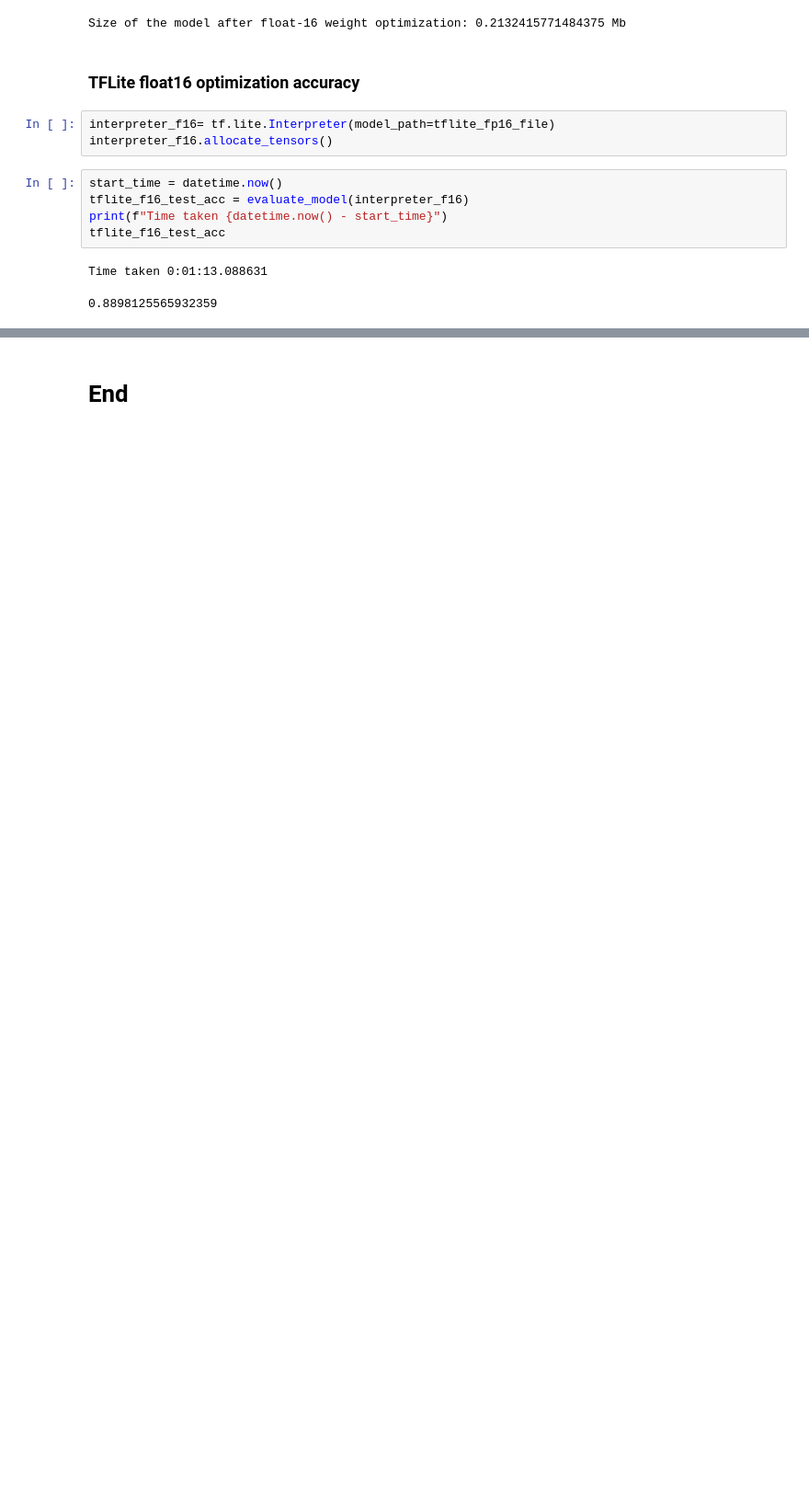
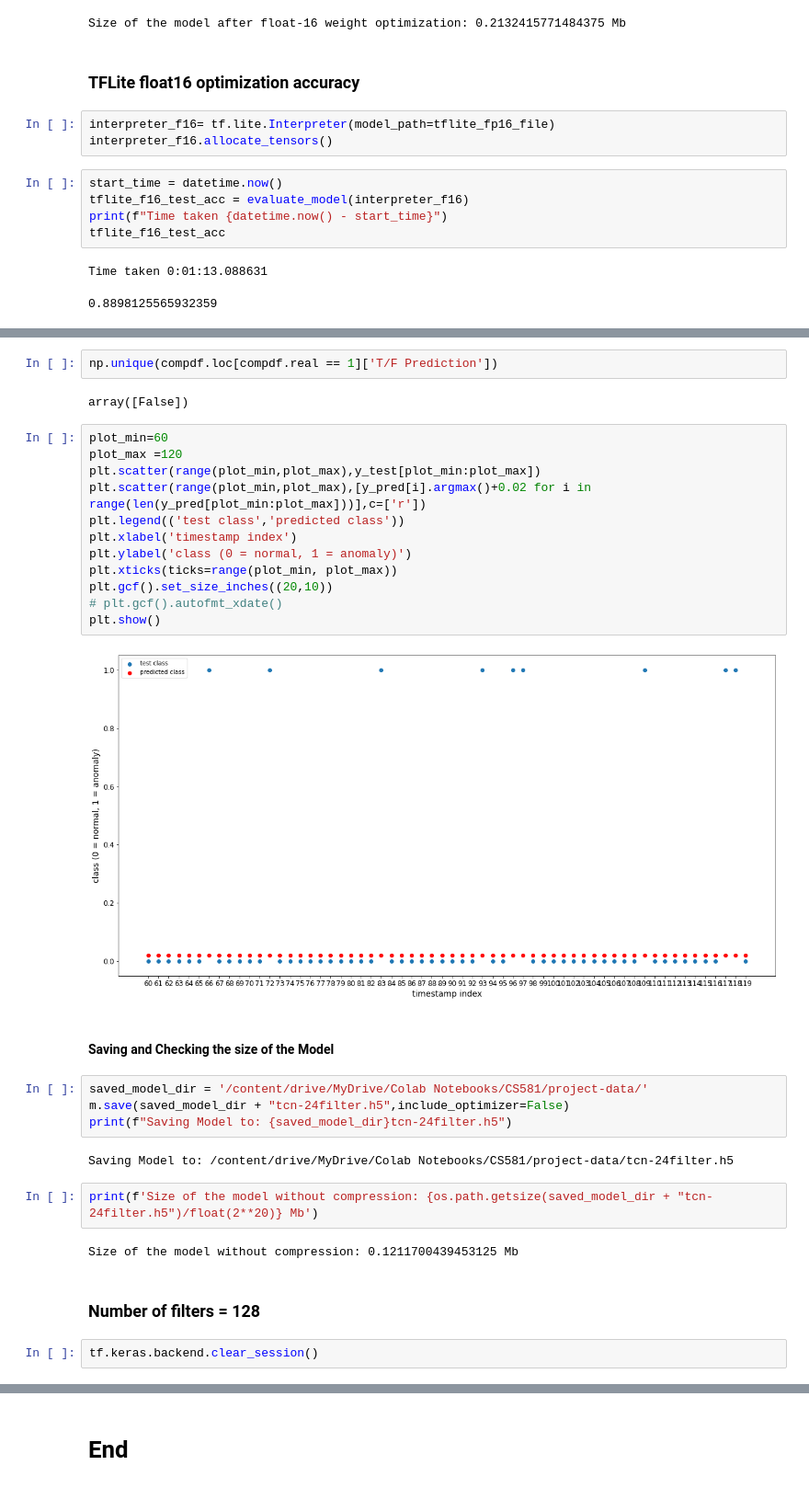
Before and after one commit to mehrotrasan16/CS581-CAN-DO-Project, a Jupyter notebook: code/TCN_CAN_Data.ipynb, the cells around one changed output, grey strips where cells are left out. Shown: that part at 92% size. Cells and saved outputs as stored; diff of their text form; blank space fills up the shorter version.

```diff
--- a/code/TCN_CAN_Data.ipynb
+++ b/code/TCN_CAN_Data.ipynb
@@ -721,0 +930,34 @@ Time taken 0:01:13.088631
+# %%
+np.unique(compdf.loc[compdf.real == 1]['T/F Prediction'])
+# %% [output]
+array([False])
+# %%
+plot_min=60
+plot_max =120
+plt.scatter(range(plot_min,plot_max),y_test[plot_min:plot_max])
+plt.scatter(range(plot_min,plot_max),[y_pred[i].argmax()+0.02 for i in range(len(y_pred[plot_min:plot_max]))],c=['r'])
+plt.legend(('test class','predicted class'))
+plt.xlabel('timestamp index')
+plt.ylabel('class (0 = normal, 1 = anomaly)')
+plt.xticks(ticks=range(plot_min, plot_max))
+plt.gcf().set_size_inches((20,10))
+# plt.gcf().autofmt_xdate()
+plt.show()
+# %% [output]
+[figure, added]
+# %% [markdown]
+#### Saving and Checking the size of the Model
+# %%
+saved_model_dir = '/content/drive/MyDrive/Colab Notebooks/CS581/project-data/'
+m.save(saved_model_dir + "tcn-24filter.h5",include_optimizer=False)
+print(f"Saving Model to: {saved_model_dir}tcn-24filter.h5")
+# %% [output]
+Saving Model to: /content/drive/MyDrive/Colab Notebooks/CS581/project-data/tcn-24filter.h5
+# %%
+print(f'Size of the model without compression: {os.path.getsize(saved_model_dir + "tcn-24filter.h5")/float(2**20)} Mb')
+# %% [output]
+Size of the model without compression: 0.1211700439453125 Mb
+# %% [markdown]
+### Number of filters = 128
+# %%
+tf.keras.backend.clear_session()
```
Also changed, not shown: parts of 52 cells of this notebook.
